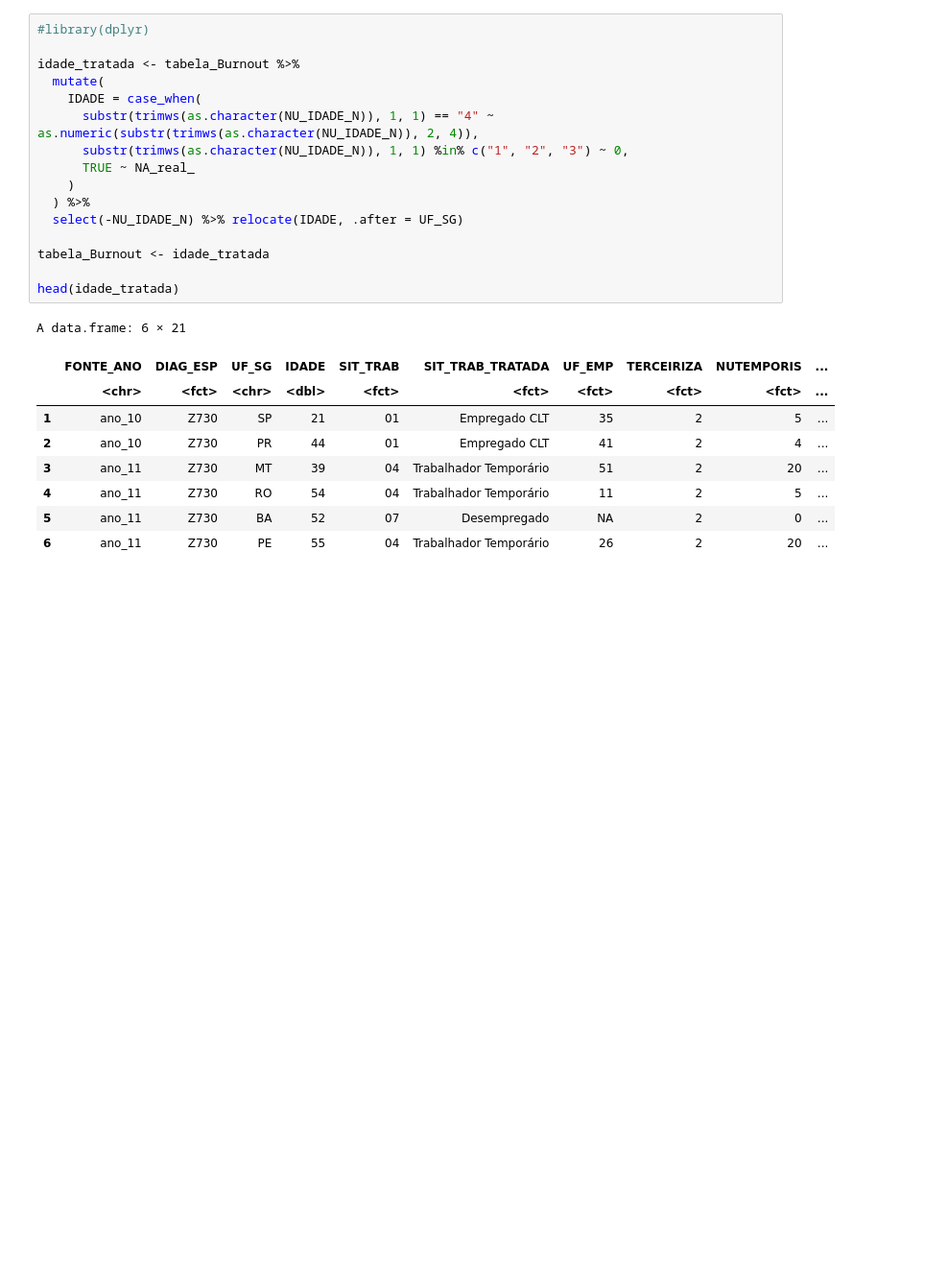
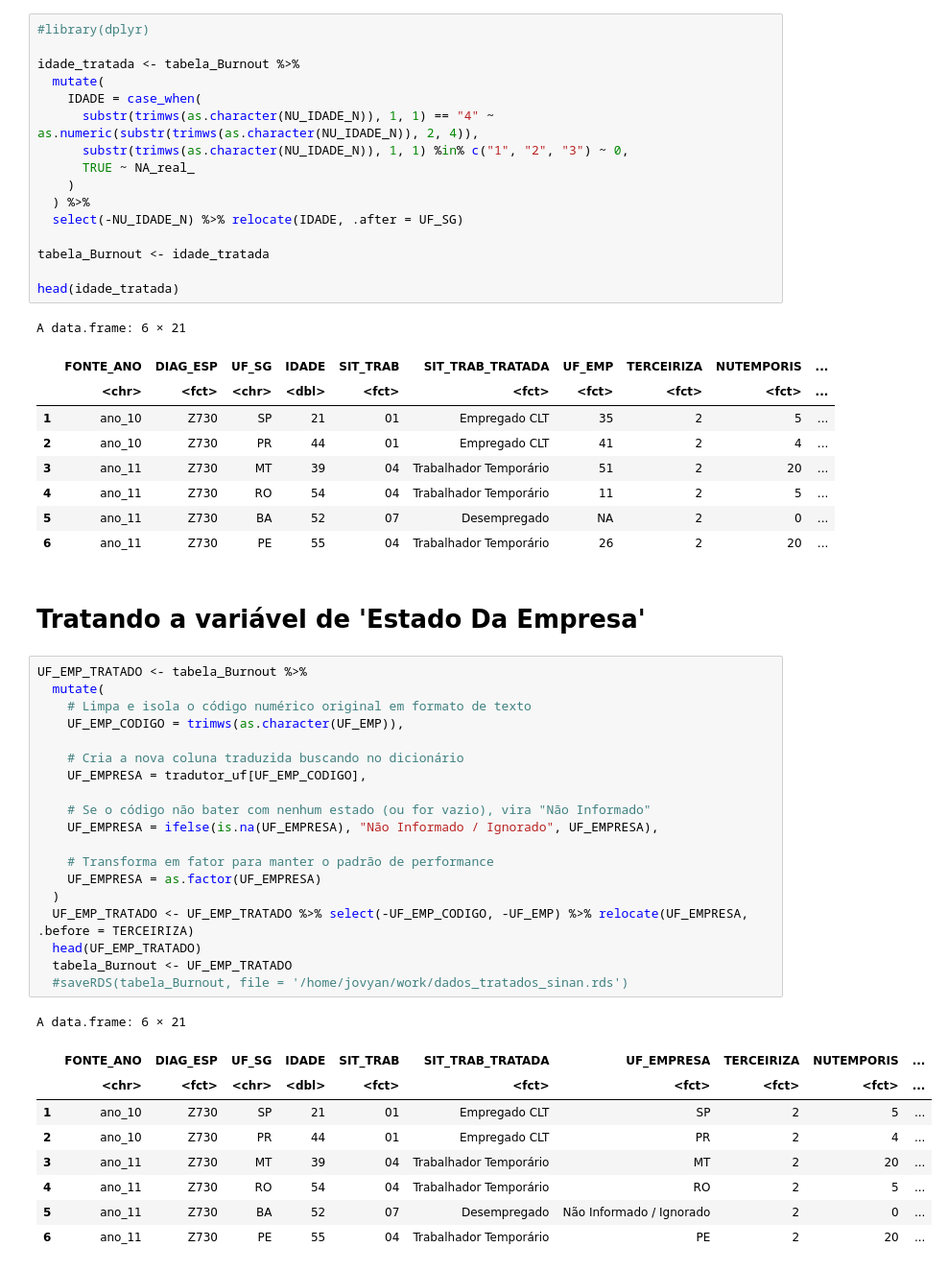
Before and after one commit to gabrielwai/Burnout-DataSUS, a Jupyter notebook: Burnout-DataSUS.ipynb, the cells around one changed output. Shown at 96% size. Cells and saved outputs as stored; diff of their text form; blank space fills up the shorter version.

Commit message:
Tratando a variável de 'Estado Da Empresa' (UF_EMP)

```diff
--- a/Burnout-DataSUS.ipynb
+++ b/Burnout-DataSUS.ipynb
@@ -352,3 +352,34 @@ A data.frame: 6 × 21
 | 4 | ano_11 | Z730 | RO | 54 | 04 | Trabalhador Temporário | 11 | 2 | 5 | ... |
 | 5 | ano_11 | Z730 | BA | 52 | 07 | Desempregado | NA | 2 | 0 | ... |
 | 6 | ano_11 | Z730 | PE | 55 | 04 | Trabalhador Temporário | 26 | 2 | 20 | ... |
+# %% [markdown]
+# Tratando a variável de 'Estado Da Empresa'
+# %%
+UF_EMP_TRATADO <- tabela_Burnout %>%
+  mutate(
+    # Limpa e isola o código numérico original em formato de texto
+    UF_EMP_CODIGO = trimws(as.character(UF_EMP)),
+
+    # Cria a nova coluna traduzida buscando no dicionário
+    UF_EMPRESA = tradutor_uf[UF_EMP_CODIGO],
+
+    # Se o código não bater com nenhum estado (ou for vazio), vira "Não Informado"
+    UF_EMPRESA = ifelse(is.na(UF_EMPRESA), "Não Informado / Ignorado", UF_EMPRESA),
+
+    # Transforma em fator para manter o padrão de performance
+    UF_EMPRESA = as.factor(UF_EMPRESA)
+  )
+  UF_EMP_TRATADO <- UF_EMP_TRATADO %>% select(-UF_EMP_CODIGO, -UF_EMP) %>% relocate(UF_EMPRESA, .before = TERCEIRIZA)
+  head(UF_EMP_TRATADO)
+  tabela_Burnout <- UF_EMP_TRATADO
+  #saveRDS(tabela_Burnout, file = '/home/jovyan/work/dados_tratados_sinan.rds')
+# %% [output]
+A data.frame: 6 × 21
+|  | FONTE_ANO | DIAG_ESP | UF_SG | IDADE | SIT_TRAB | SIT_TRAB_TRATADA | UF_EMPRESA | TERCEIRIZA | NUTEMPORIS | ... |
+|  | <chr> | <fct> | <chr> | <dbl> | <fct> | <fct> | <fct> | <fct> | <fct> | ... |
+| 1 | ano_10 | Z730 | SP | 21 | 01 | Empregado CLT | SP | 2 | 5 | ... |
+| 2 | ano_10 | Z730 | PR | 44 | 01 | Empregado CLT | PR | 2 | 4 | ... |
+| 3 | ano_11 | Z730 | MT | 39 | 04 | Trabalhador Temporário | MT | 2 | 20 | ... |
+| 4 | ano_11 | Z730 | RO | 54 | 04 | Trabalhador Temporário | RO | 2 | 5 | ... |
+| 5 | ano_11 | Z730 | BA | 52 | 07 | Desempregado | Não Informado / Ignorado | 2 | 0 | ... |
+| 6 | ano_11 | Z730 | PE | 55 | 04 | Trabalhador Temporário | PE | 2 | 20 | ... |
```
Also changed, not shown: parts of 1 cell of this notebook.
